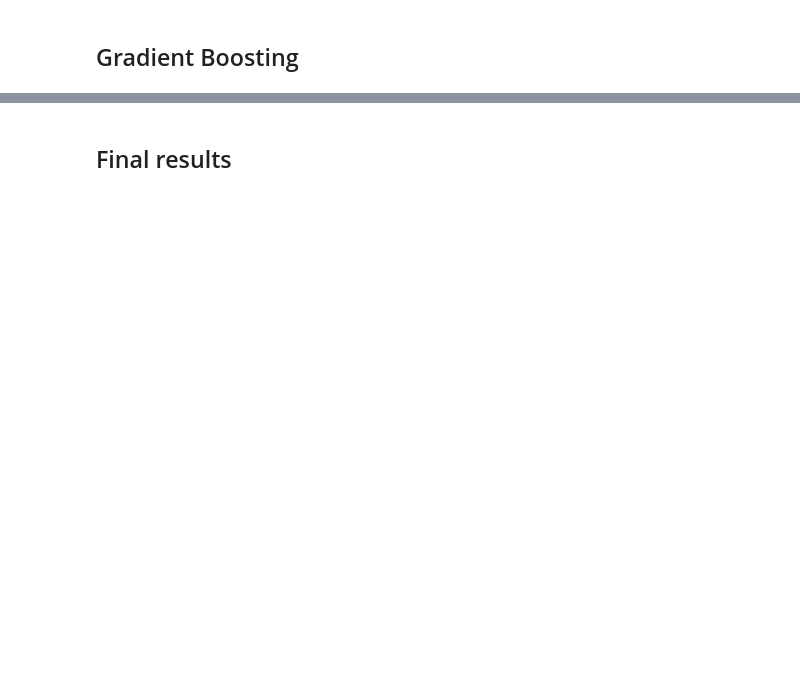
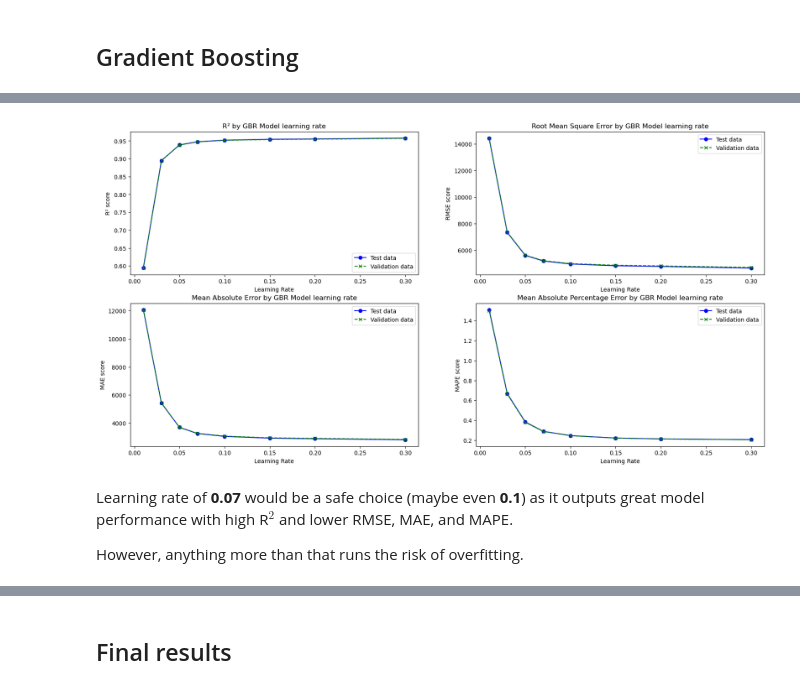
Before and after one commit to DJSydon/Springboard-Capstone-Project-2, a Jupyter notebook: Notebooks/Capstone Project 2 - Modeling.ipynb, the cells around one changed output, grey strips where cells are left out. Saved outputs shown, nothing was run; the diff lists cells and outputs as text; code cells hidden in the pictures; blank space fills up the shorter version.

```diff
--- a/Notebooks/Capstone Project 2 - Modeling.ipynb
+++ b/Notebooks/Capstone Project 2 - Modeling.ipynb
@@ -171,19 +369,3 @@ Lasso Regression model also seems like a good choice with both the training and
 ## Gradient Boosting
 # %%
 from sklearn.ensemble import GradientBoostingRegressor
-# %%
-# Initializing the model
-gbr_model = GradientBoostingRegressor(n_estimators=100, learning_rate=0.1, max_depth=3, random_state=42)
-
-# Fitting the model
-gbr_model.fit(X_train, y_train)
-
-# Making the predictions
-y_pred_gbr = gbr_model.predict(X_test)
-y_pred_gbr_val = gbr_model.predict(X_val)
-
-# Evaluating the metrics
-r2_gbr = r2_score(y_test, y_pred_gbr)
-rmse_gbr = np.sqrt(mean_squared_error(y_test, y_pred_gbr))
-r2_gbr_val = r2_score(y_val, y_pred_gbr_val)
-rmse_gbr_val = np.sqrt(mean_squared_error(y_val, y_pred_gbr_val))
@@ -205,0 +432,45 @@ RMSE: 4807.503164014306
+# %%
+# Plotting out the metrics
+# Except MSE since RMSE has the same units
+fig, ax = plt.subplots(2,2, figsize=(20,10))
+
+# R^2
+ax[0,0].plot(learning_rates, test_results_df['R\u00b2'], label='Test data', color='blue', marker='o', linestyle='-')
+ax[0,0].plot(learning_rates, val_results_df['R\u00b2'], label='Validation data', color='green', marker='x', linestyle='--')
+ax[0,0].set_xlabel('Learning Rate')
+ax[0,0].set_ylabel('R\u00b2 score')
+ax[0,0].legend()
+ax[0,0].set_title('R\u00b2 by GBR Model learning rate')
+
+# RMSE
+ax[0,1].plot(learning_rates, test_results_df['RMSE'], label='Test data', color='blue', marker='o', linestyle='-')
+ax[0,1].plot(learning_rates, val_results_df['RMSE'], label='Validation data', color='green', marker='x', linestyle='--')
+ax[0,1].set_xlabel('Learning Rate')
+ax[0,1].set_ylabel('RMSE score')
+ax[0,1].legend()
+ax[0,1].set_title('Root Mean Square Error by GBR Model learning rate')
+
+# MAE
+ax[1,0].plot(learning_rates, test_results_df['MAE'], label='Test data', color='blue', marker='o', linestyle='-')
+ax[1,0].plot(learning_rates, val_results_df['MAE'], label='Validation data', color='green', marker='x', linestyle='--')
+ax[1,0].set_xlabel('Learning Rate')
+ax[1,0].set_ylabel('MAE score')
+ax[1,0].legend()
+ax[1,0].set_title('Mean Absolute Error by GBR Model learning rate')
+
+# MAPE
+ax[1,1].plot(learning_rates, test_results_df['MAPE'], label='Test data', color='blue', marker='o', linestyle='-')
+ax[1,1].plot(learning_rates, val_results_df['MAPE'], label='Validation data', color='green', marker='x', linestyle='--')
+ax[1,1].set_xlabel('Learning Rate')
+ax[1,1].set_ylabel('MAPE score')
+ax[1,1].legend()
+ax[1,1].set_title('Mean Absolute Percentage Error by GBR Model learning rate')
+
+plt.savefig('GBR_learning_rate_metrics_plot.jpg')
+plt.show()
+# %% [output]
+[figure, added]
+# %% [markdown]
+Learning rate of **0.07** would be a safe choice (maybe even **0.1**) as it outputs great model performance with high R$^2$ and lower RMSE, MAE, and MAPE.
+
+However, anything more than that runs the risk of overfitting.
```
Also changed, not shown: parts of 56 cells of this notebook.
